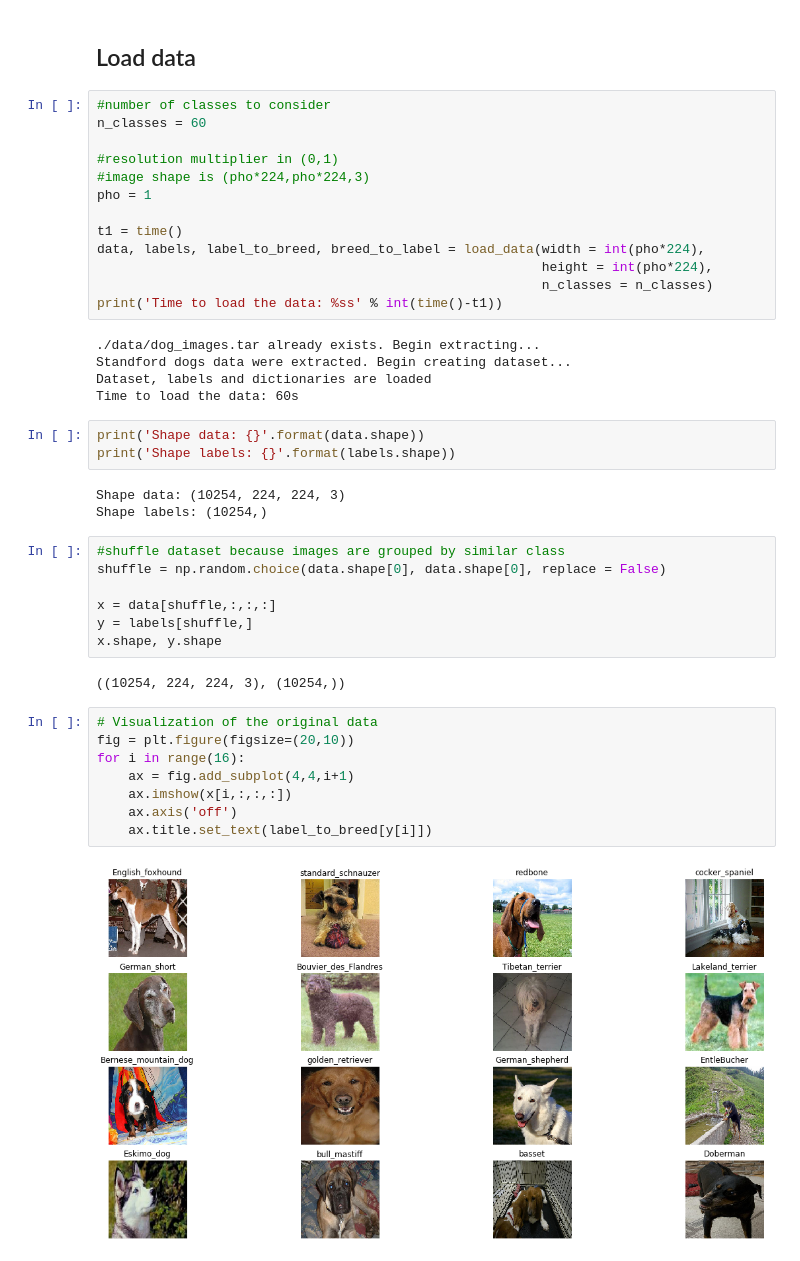
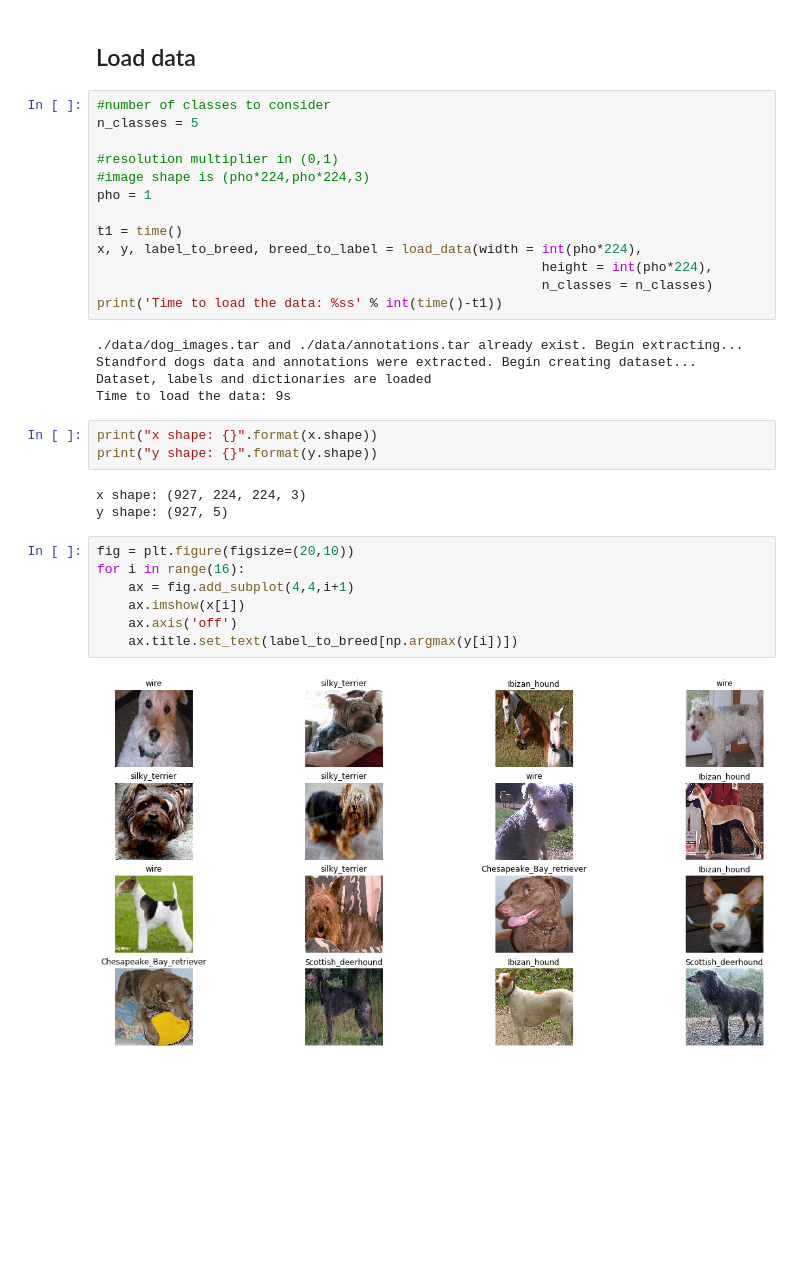
Before and after one commit to tcausero/e4040-2019Fall-Project-ATXY-tc3030-xh2439-aoj2103, a Jupyter notebook: final_project.ipynb, the cells around one changed output. Saved outputs shown, nothing was run; the diff lists cells and outputs as text; blank space fills up the shorter version.

```diff
--- a/final_project.ipynb
+++ b/final_project.ipynb
@@ -12,44 +13,34 @@ Using TensorFlow backend.
 ## Load data
 # %%
 #number of classes to consider
-n_classes = 60
+n_classes = 5
 
 #resolution multiplier in (0,1)
 #image shape is (pho*224,pho*224,3)
 pho = 1
 
 t1 = time()
-data, labels, label_to_breed, breed_to_label = load_data(width = int(pho*224),
+x, y, label_to_breed, breed_to_label = load_data(width = int(pho*224),
                                                          height = int(pho*224),
                                                          n_classes = n_classes)
 print('Time to load the data: %ss' % int(time()-t1))
 # %% [output]
-./data/dog_images.tar already exists. Begin extracting...
-Standford dogs data were extracted. Begin creating dataset...
+./data/dog_images.tar and ./data/annotations.tar already exist. Begin extracting...
+Standford dogs data and annotations were extracted. Begin creating dataset...
 Dataset, labels and dictionaries are loaded
-Time to load the data: 60s
+Time to load the data: 9s
 # %%
-print('Shape data: {}'.format(data.shape))
-print('Shape labels: {}'.format(labels.shape))
+print("x shape: {}".format(x.shape))
+print("y shape: {}".format(y.shape))
 # %% [output]
-Shape data: (10254, 224, 224, 3)
-Shape labels: (10254,)
+x shape: (927, 224, 224, 3)
+y shape: (927, 5)
-# %%
-#shuffle dataset because images are grouped by similar class
-shuffle = np.random.choice(data.shape[0], data.shape[0], replace = False)
-
-x = data[shuffle,:,:,:]
-y = labels[shuffle,]
-x.shape, y.shape
-# %% [output]
-((10254, 224, 224, 3), (10254,))
 # %%
-# Visualization of the original data
 fig = plt.figure(figsize=(20,10))
 for i in range(16):
     ax = fig.add_subplot(4,4,i+1)
-    ax.imshow(x[i,:,:,:])
+    ax.imshow(x[i])
     ax.axis('off')
-    ax.title.set_text(label_to_breed[y[i]])
+    ax.title.set_text(label_to_breed[np.argmax(y[i])])
 # %% [output]
-[figure, old version]
+[figure, new version]
```
Also changed, not shown: parts of 10 cells of this notebook, 1 other file.
